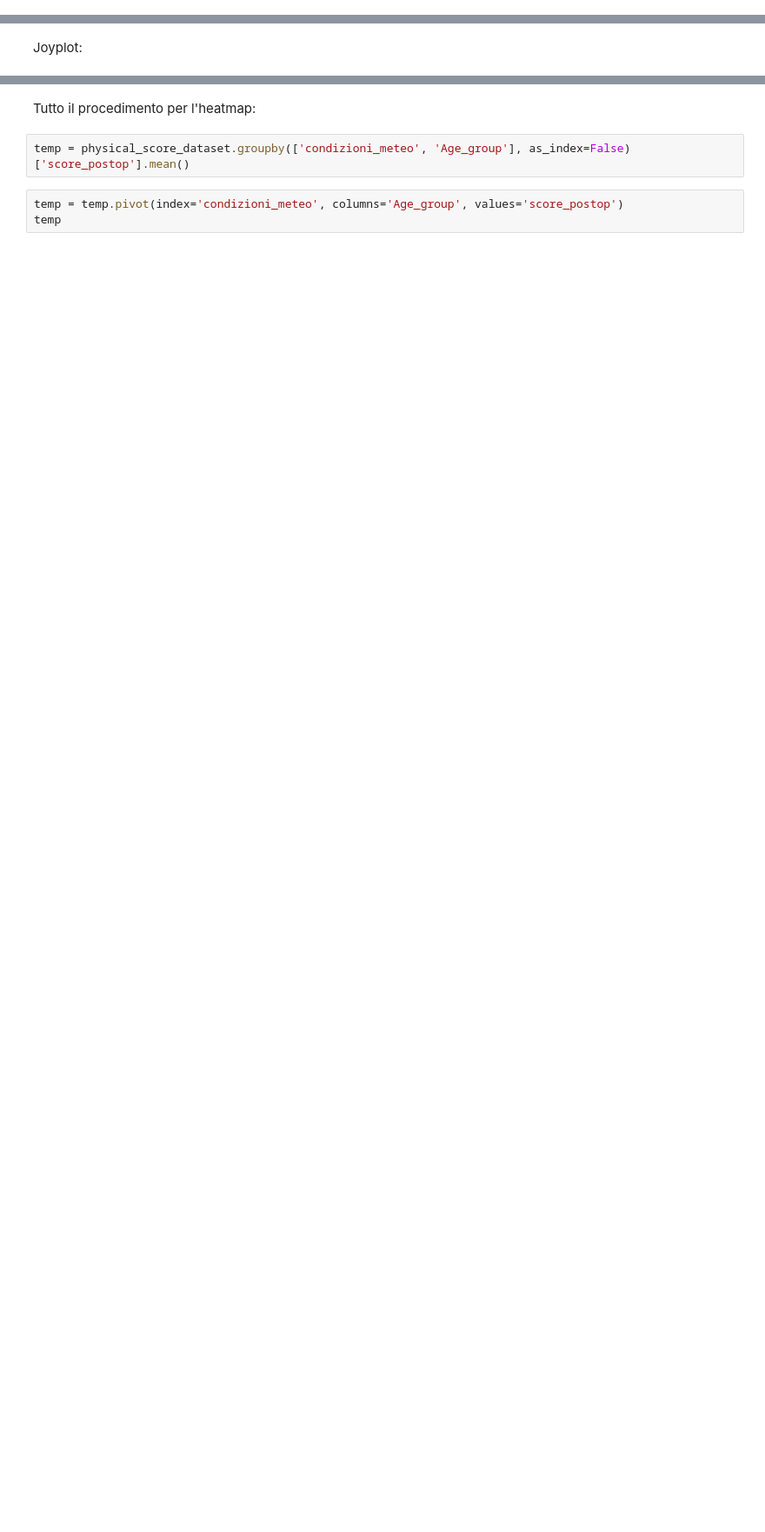
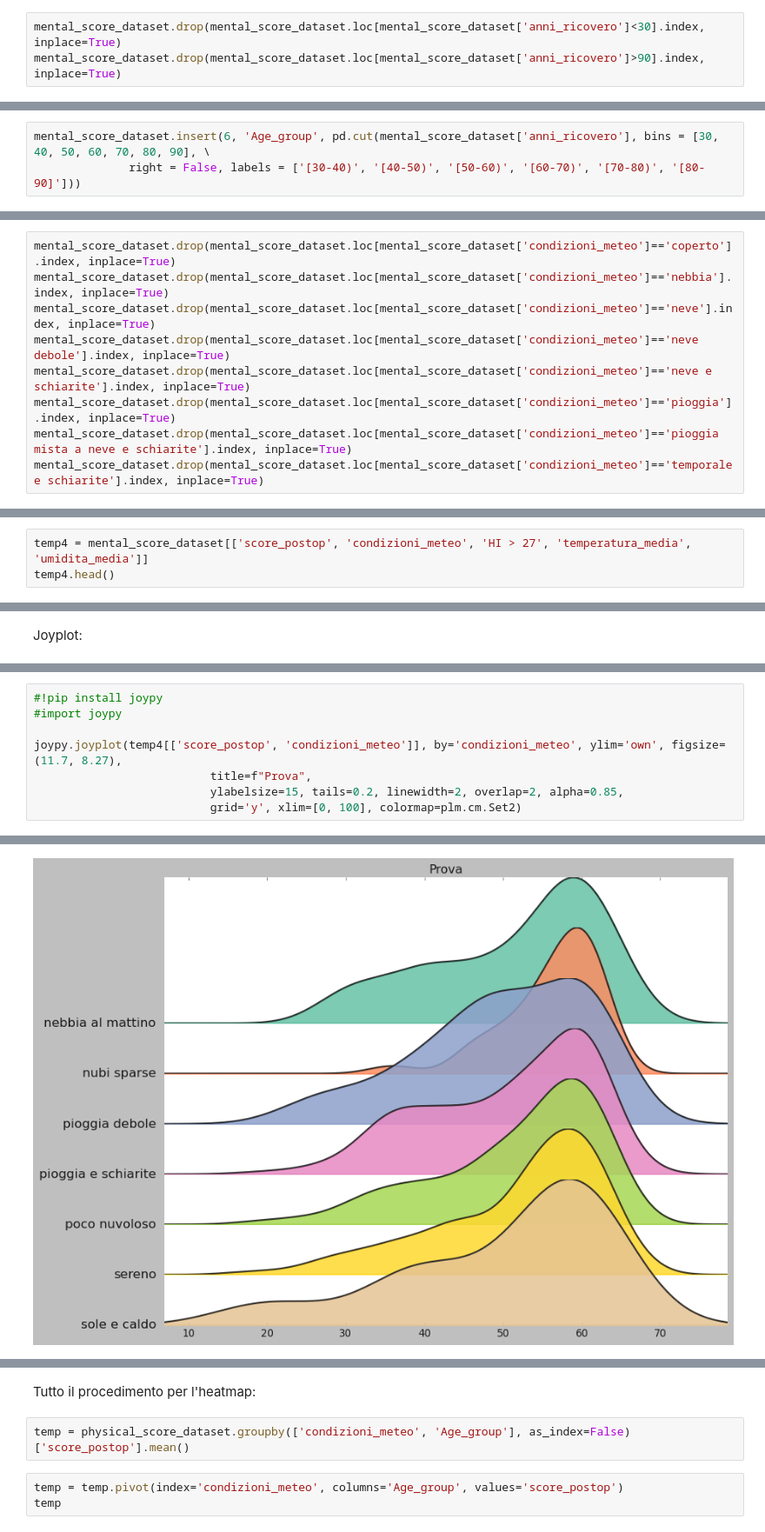
Before and after one commit to giocoal/surgery-PROMs-score-and-weather-conditions-data-visualizations, a Jupyter notebook: Compitino.ipynb, the cells around one changed output, grey strips where cells are left out. Shown at 87% size. Saved outputs shown, nothing was run; the diff lists cells and outputs as text; blank space fills up the shorter version.

Commit message:
mental joyplot

```diff
--- a/Compitino.ipynb
+++ b/Compitino.ipynb
@@ -300,3 +300,6 @@ A value is trying to be set on a copy of a slice from a DataFrame
 
 See the caveats in the documentation: https://pandas.pydata.org/pandas-docs/stable/user_guide/indexing.html#returning-a-view-versus-a-copy
   return super().drop(
+# %%
+mental_score_dataset.drop(mental_score_dataset.loc[mental_score_dataset['anni_ricovero']<30].index, inplace=True)
+mental_score_dataset.drop(mental_score_dataset.loc[mental_score_dataset['anni_ricovero']>90].index, inplace=True)
@@ -305,6 +317,9 @@ Divido per fasce d'età:
 # %%
 physical_score_dataset.insert(6, 'Age_group', pd.cut(physical_score_dataset['anni_ricovero'], bins = [30, 40, 50, 60, 70, 80, 90], \
               right = False, labels = ['[30-40)', '[40-50)', '[50-60)', '[60-70)', '[70-80)', '[80-90]']))
+# %%
+mental_score_dataset.insert(6, 'Age_group', pd.cut(mental_score_dataset['anni_ricovero'], bins = [30, 40, 50, 60, 70, 80, 90], \
+              right = False, labels = ['[30-40)', '[40-50)', '[50-60)', '[60-70)', '[70-80)', '[80-90]']))
 # %% [markdown]
 Droppo le condizioni meteo con numerosità inferiore a 30:
 # %%
@@ -336,3 +371,12 @@ physical_score_dataset.drop(physical_score_dataset.loc[physical_score_dataset['c
 physical_score_dataset.drop(physical_score_dataset.loc[physical_score_dataset['condizioni_meteo']=='pioggia'].index, inplace=True)
 physical_score_dataset.drop(physical_score_dataset.loc[physical_score_dataset['condizioni_meteo']=='pioggia mista a neve e schiarite'].index, inplace=True)
 physical_score_dataset.drop(physical_score_dataset.loc[physical_score_dataset['condizioni_meteo']=='temporale e schiarite'].index, inplace=True)
+# %%
+mental_score_dataset.drop(mental_score_dataset.loc[mental_score_dataset['condizioni_meteo']=='coperto'].index, inplace=True)
+mental_score_dataset.drop(mental_score_dataset.loc[mental_score_dataset['condizioni_meteo']=='nebbia'].index, inplace=True)
+mental_score_dataset.drop(mental_score_dataset.loc[mental_score_dataset['condizioni_meteo']=='neve'].index, inplace=True)
+mental_score_dataset.drop(mental_score_dataset.loc[mental_score_dataset['condizioni_meteo']=='neve debole'].index, inplace=True)
+mental_score_dataset.drop(mental_score_dataset.loc[mental_score_dataset['condizioni_meteo']=='neve e schiarite'].index, inplace=True)
+mental_score_dataset.drop(mental_score_dataset.loc[mental_score_dataset['condizioni_meteo']=='pioggia'].index, inplace=True)
+mental_score_dataset.drop(mental_score_dataset.loc[mental_score_dataset['condizioni_meteo']=='pioggia mista a neve e schiarite'].index, inplace=True)
+mental_score_dataset.drop(mental_score_dataset.loc[mental_score_dataset['condizioni_meteo']=='temporale e schiarite'].index, inplace=True)
@@ -347,3 +396,6 @@ temp3.head()
 | 4 | 55.67 | poco nuvoloso | False | 23.0 | 74.0 |
 | 6 | 57.08 | poco nuvoloso | False | 15.0 | 72.0 |
 | 8 | 29.13 | nebbia al mattino | False | 18.0 | 75.0 |
+# %%
+temp4 = mental_score_dataset[['score_postop', 'condizioni_meteo', 'HI > 27', 'temperatura_media', 'umidita_media']]
+temp4.head()
@@ -425,0 +466,9 @@ Requirement already satisfied: pyparsing!=2.0.4,!=2.1.2,!=2.1.6,>=2.0.3 in c:\us
+# %%
+#!pip install joypy
+#import joypy
+
+joypy.joyplot(temp4[['score_postop', 'condizioni_meteo']], by='condizioni_meteo', ylim='own', figsize=(11.7, 8.27),
+                          title=f"Prova",
+                          ylabelsize=15, tails=0.2, linewidth=2, overlap=2, alpha=0.85,
+                          grid='y', xlim=[0, 100], colormap=plm.cm.Set2)
+# %% [output]
@@ -425,0 +484 @@ Requirement already satisfied: pyparsing!=2.0.4,!=2.1.2,!=2.1.6,>=2.0.3 in c:\us
+[figure, added]
```
Also changed, not shown: parts of 11 cells of this notebook.
